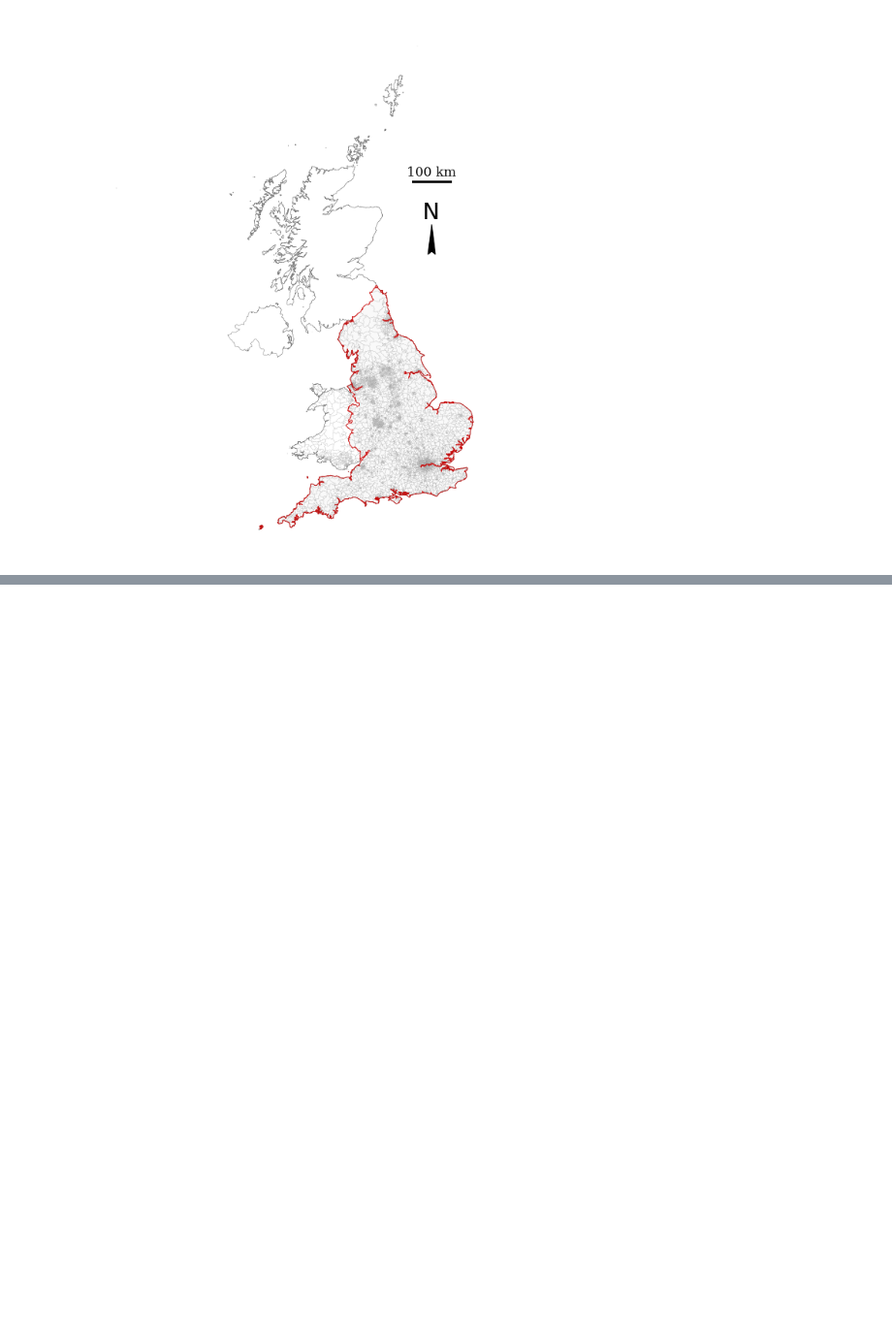
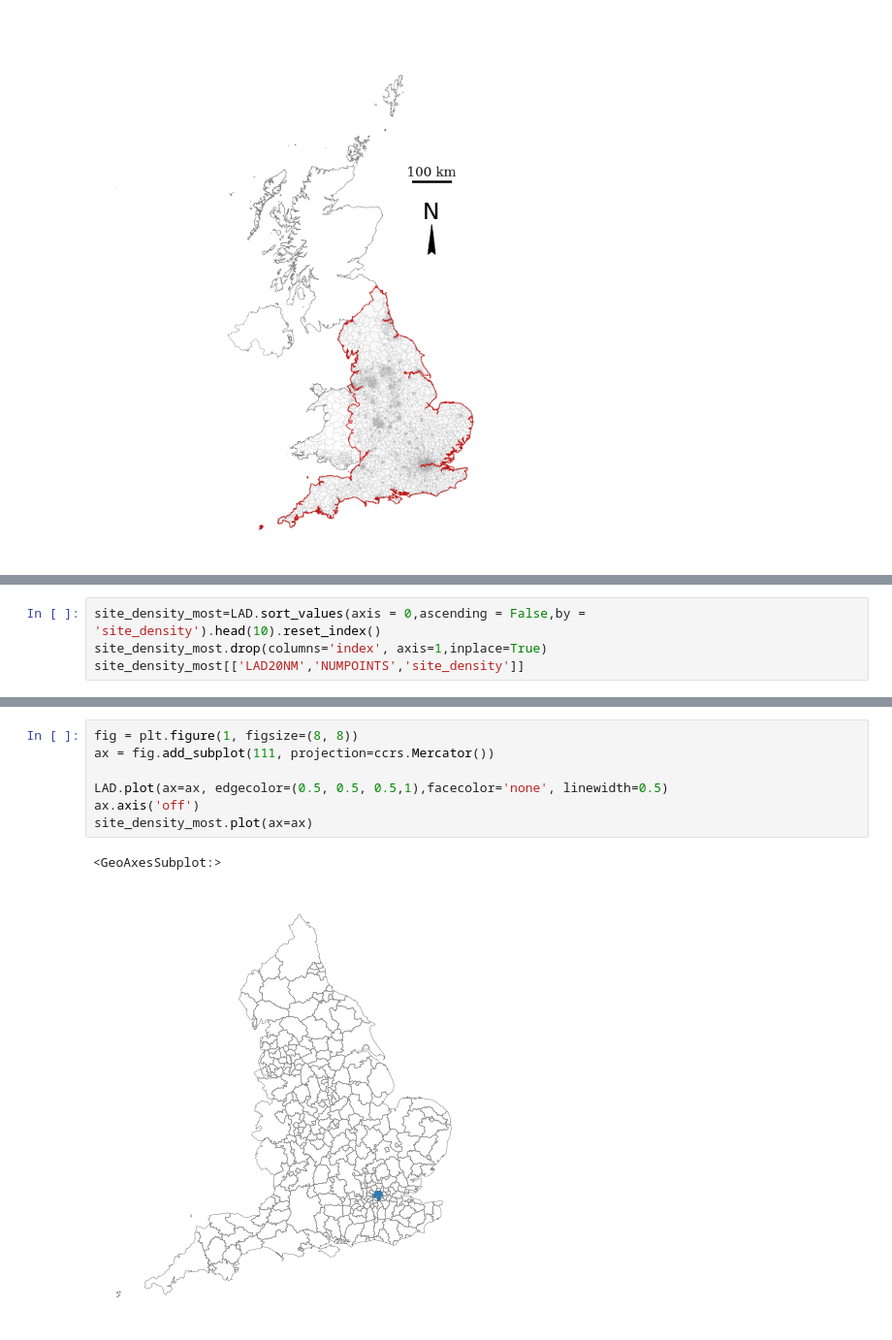
Before and after one commit to LingruFeng/dissertation, a Jupyter notebook: data_github/Research_area_plot.ipynb, the cells around one changed output, grey strips where cells are left out. Shown at 97% size. Cells and saved outputs as stored; diff of their text form; blank space fills up the shorter version.

```diff
--- a/data_github/Research_area_plot.ipynb
+++ b/data_github/Research_area_plot.ipynb
@@ -239,0 +321,4 @@ plt.savefig('figure/research_area_map', dpi=600)
+# %%
+site_density_most=LAD.sort_values(axis = 0,ascending = False,by = 'site_density').head(10).reset_index()
+site_density_most.drop(columns='index', axis=1,inplace=True)
+site_density_most[['LAD20NM','NUMPOINTS','site_density']]
@@ -239,0 +337,10 @@ plt.savefig('figure/research_area_map', dpi=600)
+# %%
+fig = plt.figure(1, figsize=(8, 8))
+ax = fig.add_subplot(111, projection=ccrs.Mercator())
+
+LAD.plot(ax=ax, edgecolor=(0.5, 0.5, 0.5,1),facecolor='none', linewidth=0.5)
+ax.axis('off')
+site_density_most.plot(ax=ax)
+# %% [output]
+<GeoAxesSubplot:>
+[figure, added]
```
Also changed, not shown: parts of 25 cells of this notebook.
